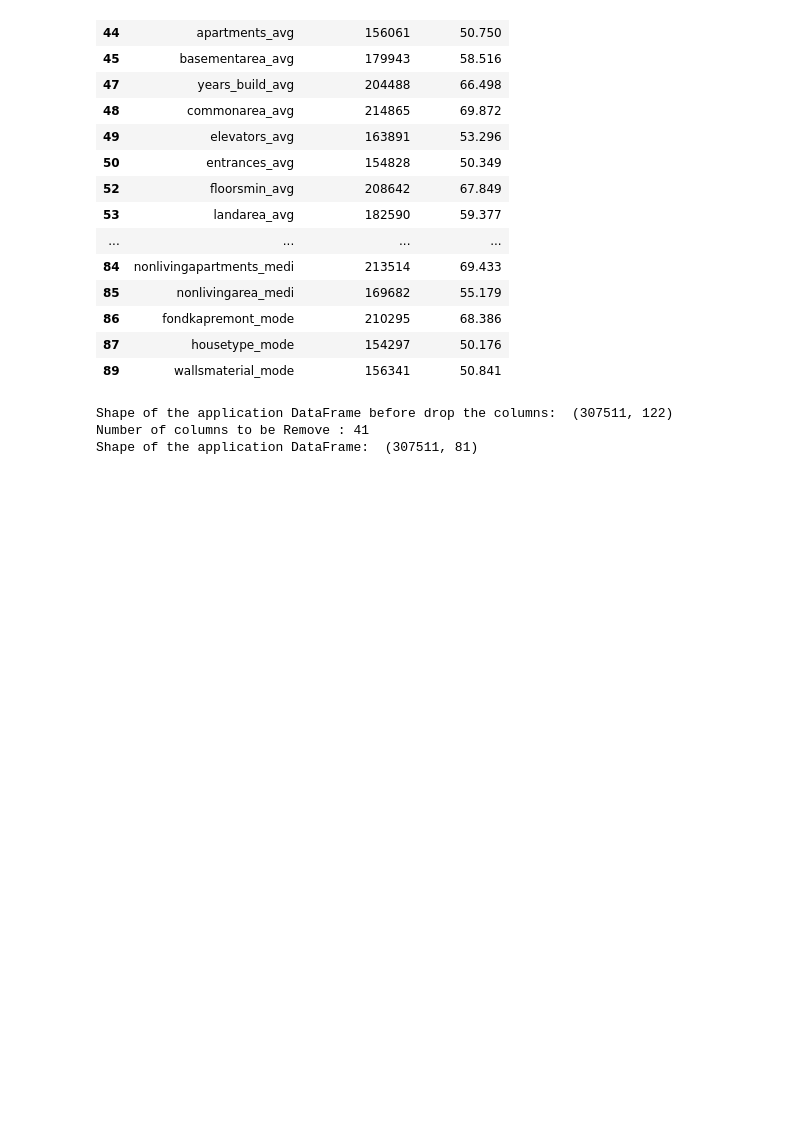
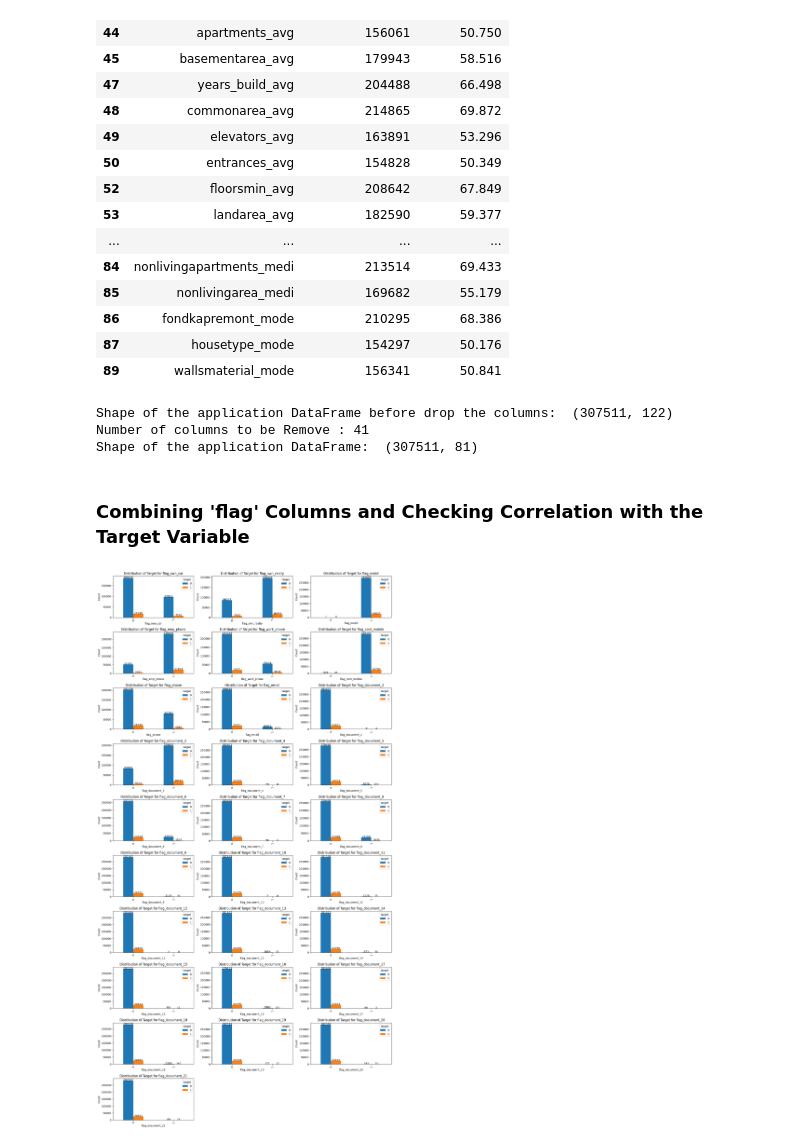
Before and after one commit to Prakash-Kani/Financial-Risk-Detection, a Jupyter notebook: Preprocessing.ipynb, the cells around one changed output. Cells and saved outputs as stored; diff of their text form; code cells hidden in the pictures; blank space fills up the shorter version.

```diff
--- a/Preprocessing.ipynb
+++ b/Preprocessing.ipynb
@@ -300,3 +300,30 @@ print('Shape of the application DataFrame: ', app_df.shape)
 Shape of the application DataFrame before drop the columns:  (307511, 122)
 Number of columns to be Remove : 41
 Shape of the application DataFrame:  (307511, 81)
+# %% [markdown]
+### Combining 'flag' Columns and Checking Correlation with the Target Variable
+# %%
+flag_columns = [col for col in app_df.columns if 'flag' in col]
+
+
+plt.figure(figsize=(16, 30))
+
+# Plot each 'flag' column against the target
+for i, flag in enumerate(flag_columns):
+    # print(i)
+    plt.subplot(10, 3, i + 1)
+    a = app_df.groupby([flag, 'target']).size().unstack(fill_value=0)
+    a.plot(kind='bar', stacked=False, ax=plt.gca())
+    plt.title(f'Distribution of Target for {flag}')
+    plt.xlabel(flag)
+    plt.ylabel('Count')
+
+    # Annotate the bars with the count values
+    ax = plt.gca()
+    for p in ax.patches:
+        ax.annotate(str(p.get_height()), (p.get_x() + p.get_width() / 2, p.get_height()), ha='center', va='center', xytext=(0, 2), textcoords='offset points')
+
+plt.tight_layout()
+plt.show()
+# %% [output]
+[figure, added]
```
Also changed, not shown: parts of 9 cells of this notebook.
